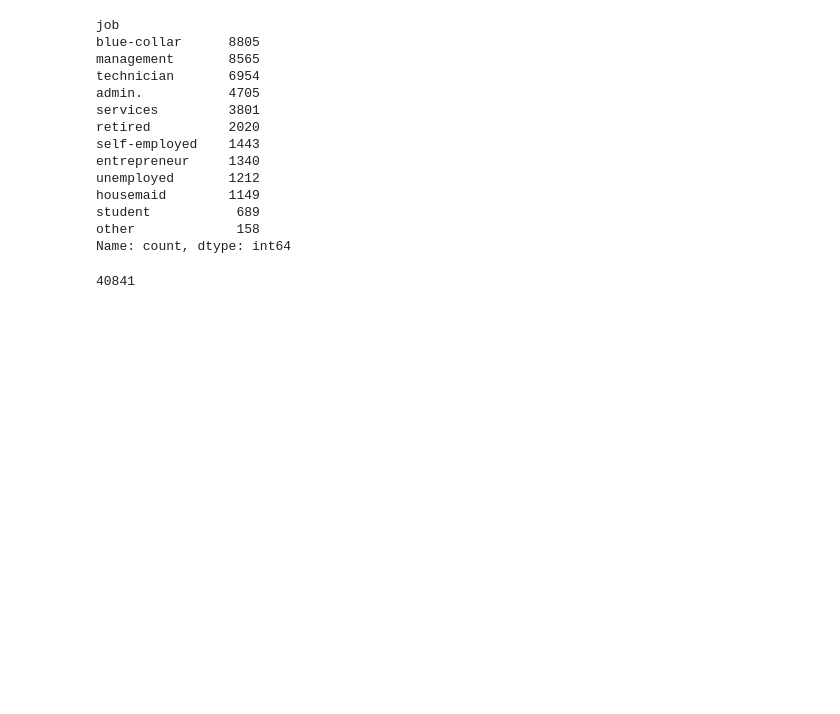
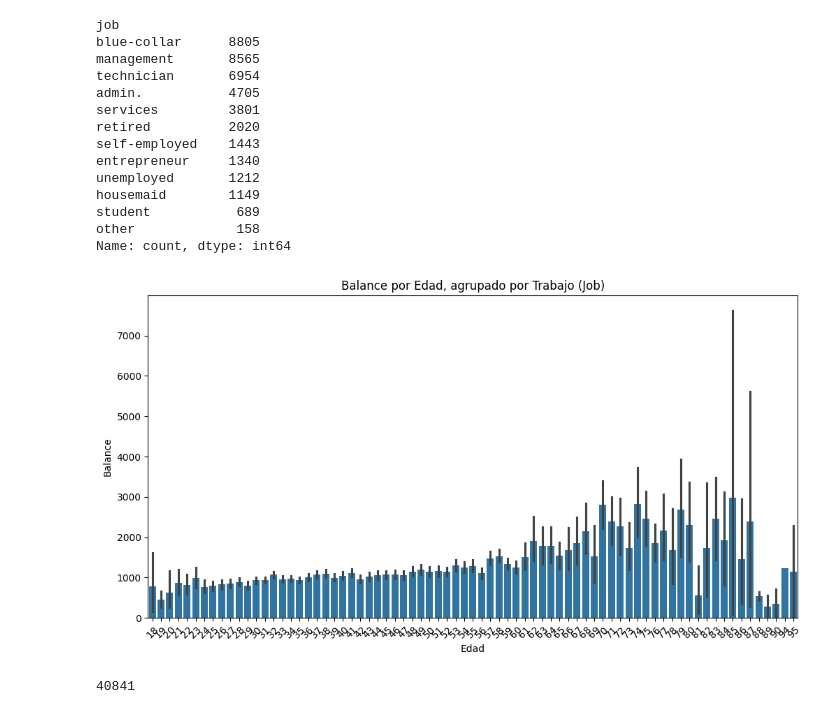
Before and after one commit to nicur32/Proyecto_Bank, a Jupyter notebook: BANK HAKATHON/hackathon.ipynb, the cells around one changed output. Saved outputs shown, nothing was run; the diff lists cells and outputs as text; code cells hidden in the pictures; blank space fills up the shorter version.

```diff
--- a/BANK HAKATHON/hackathon.ipynb
+++ b/BANK HAKATHON/hackathon.ipynb
@@ -188,6 +188,26 @@ housemaid        1149
 student           689
 other             158
 Name: count, dtype: int64
+# %%
+import matplotlib.pyplot as plt
+import seaborn as sns
+
+# Configurar el tamaño del gráfico
+plt.figure(figsize=(12, 6))
+
+# Crear el gráfico de barras
+sns.barplot(data=df, x="age", y="balance")
+
+# Personalizar el gráfico
+plt.xticks(rotation=45)
+plt.title("Balance por Edad, agrupado por Trabajo (Job)")
+plt.xlabel("Edad")
+plt.ylabel("Balance")
+
+# Mostrar el gráfico
+plt.show()
+# %% [output]
+[figure, added]
 # %%
 len(df)
 # %% [output]
```
Also changed, not shown: parts of 4 cells of this notebook, 1 other file.
